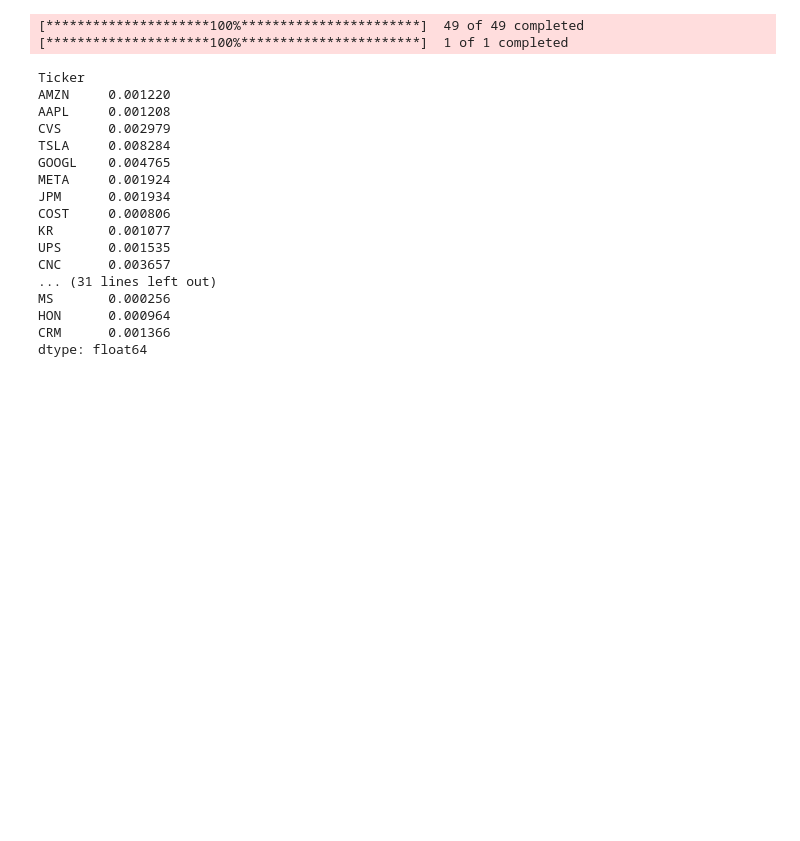
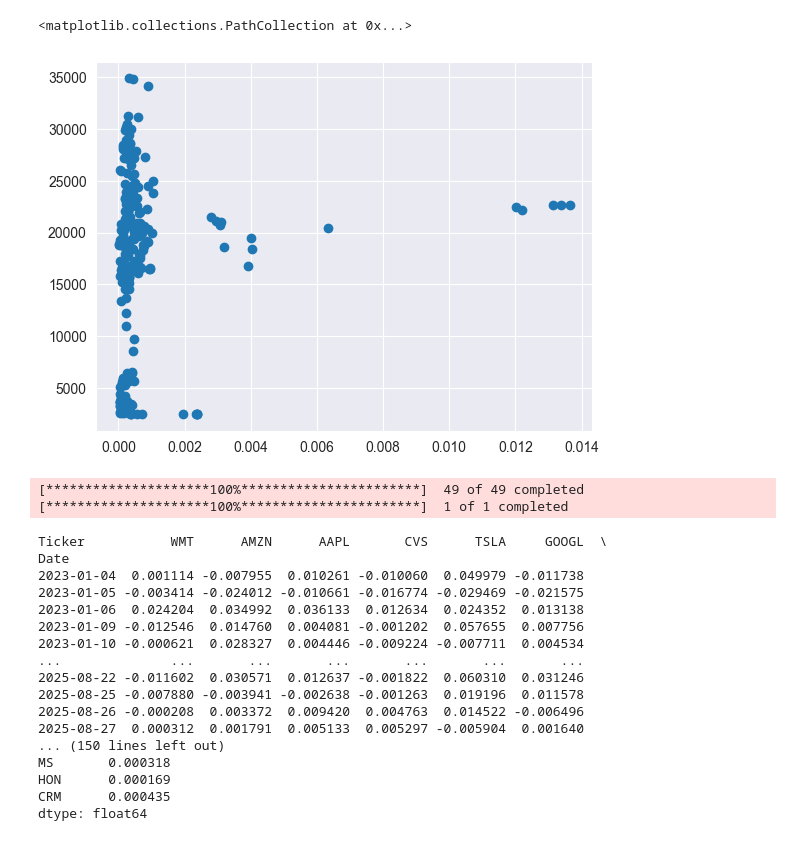
Before and after one commit to Erdos-Projects/fall-2025-financial-markets-and-sentiment, a Jupyter notebook: initial_data_analysis/initial_formatting.ipynb, the cells around one changed output. Drawn from its saved outputs; the diff is of its cells as text; code cells hidden in the pictures; blank space fills up the shorter version.

```diff
--- a/initial_data_analysis/initial_formatting.ipynb
+++ b/initial_data_analysis/initial_formatting.ipynb
@@ -111,2 +120,14 @@ plt.show()
+# %%
+#Experiment with weekly counts of posts vs weekly variance
+bs_weekly = bs_data.T.rolling(window=5).sum()
+bs_weekly = bs_weekly.iloc[4:]
+instant_weekly = weekly_variance['2024-08-07': '2025-07-30']
+y2 = bs_weekly
+z = instant_weekly
+
+plt.scatter(z[company],y2[company])
+# %% [output]
+<matplotlib.collections.PathCollection at 0x...>
+[figure, added]
 # %%
 #Stock data
@@ -149,20 +162,21 @@ reindexed_SP500 = SP500.reindex(all_days)
 # %%
 #log returns
-lr = np.log(stock_data/stock_data.shift(1)).dropna()
-log_returns = lr.T
+log_returns= np.log(stock_data/stock_data.shift(1)).dropna()
 SP_log_returns = np.log(SP500/SP500.shift(1)).dropna()
+
 #Percentage change in stock returns day-to-day (in lieu of trading day variance)
 SP_pct_change = SP500.pct_change().dropna()
-sd2= stock_data.T
+sd2 = stock_data
 pct_change = sd2.pct_change().dropna()
+#print(pct_change)
 #variance of stock returns over each week in the period (5 trading days)
 SP_weekly_variance = SP_log_returns.rolling(window=5).var().dropna()
 weekly_variance = log_returns.rolling(window=5).var().dropna()
 
-
 #variance of stock returns over each month in the period (21 trading days)
 SP_monthly_variance = SP_log_returns.rolling(window=21).var().dropna()
-monthly_variance = log_returns.rolling(window=21).var().dropna()
+monthly_variance = log_returns.rolling(window=21).var()
+print(monthly_variance)
 #variance of stock returns over each 2 weeks in the period (10 trading days)
 SP_biweekly_variance = SP_log_returns.rolling(window=10).var().dropna()
 biweekly_variance = log_returns.rolling(window=10).var().dropna()
@@ -174,34 +188,39 @@ biweekly_variance = log_returns.rolling(window=10).var().dropna()
 #super averages
 #average percent change in a single day
 Av_SP_pct_change = SP_pct_change.mean()
-av_pct_change = pct_change.mean()
+transpose_pct_change = pct_change.T
+av_pct_change = transpose_pct_change.mean(axis=1)
+#print(av_pct_change)
+
 #average weekly variance
 av_weekly_variance = weekly_variance.mean()
-Av_SP_weekly_variance = SP_weekly_variance.mean()
+Av_SP_weekly_variance = SP_weekly_variance.T.mean()
 #average monthly variance
-av_monthly_variance = monthly_variance.mean()
-Av_SP_monthly_variance = SP_monthly_variance.mean()
+transpose_monthly = monthly_variance
+av_monthly_variance = transpose_monthly.mean()
+print(av_monthly_variance)
+Av_SP_monthly_variance = SP_monthly_variance.T.mean()
 #average biweekly variance
 av_biweekly_variance = biweekly_variance.mean()
-Av_SP_biweekly_variance = SP_biweekly_variance.mean()
+Av_SP_biweekly_variance = SP_biweekly_variance.T.mean()
 
-print(av_monthly_variance)
+
 #Note: variance windows are in trading days, not calendar days. Moreover, these are backwards looking rolling variances.
 # %% [output]
-Ticker
-AMZN     0.001220
-AAPL     0.001208
-CVS      0.002979
-TSLA     0.008284
-GOOGL    0.004765
-META     0.001924
-JPM      0.001934
-COST     0.000806
-KR       0.001077
-UPS      0.001535
-CNC      0.003657
-... (31 lines left out)
-MS       0.000256
-HON      0.000964
-CRM      0.001366
+Ticker           WMT      AMZN      AAPL       CVS      TSLA     GOOGL  \
+Date
+2023-01-04  0.001114 -0.007955  0.010261 -0.010060  0.049979 -0.011738
+2023-01-05 -0.003414 -0.024012 -0.010661 -0.016774 -0.029469 -0.021575
+2023-01-06  0.024204  0.034992  0.036133  0.012634  0.024352  0.013138
+2023-01-09 -0.012546  0.014760  0.004081 -0.001202  0.057655  0.007756
+2023-01-10 -0.000621  0.028327  0.004446 -0.009224 -0.007711  0.004534
+...              ...       ...       ...       ...       ...       ...
+2025-08-22 -0.011602  0.030571  0.012637 -0.001822  0.060310  0.031246
+2025-08-25 -0.007880 -0.003941 -0.002638 -0.001263  0.019196  0.011578
+2025-08-26 -0.000208  0.003372  0.009420  0.004763  0.014522 -0.006496
+2025-08-27  0.000312  0.001791  0.005133  0.005297 -0.005904  0.001640
+... (150 lines left out)
+MS       0.000318
+HON      0.000169
+CRM      0.000435
 dtype: float64
```
Also changed, not shown: parts of 6 cells of this notebook, 2 other files.
